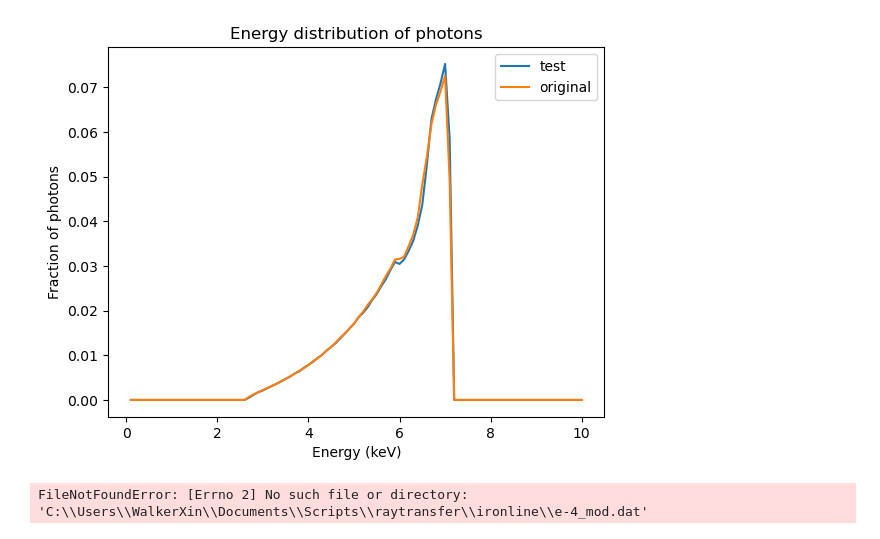
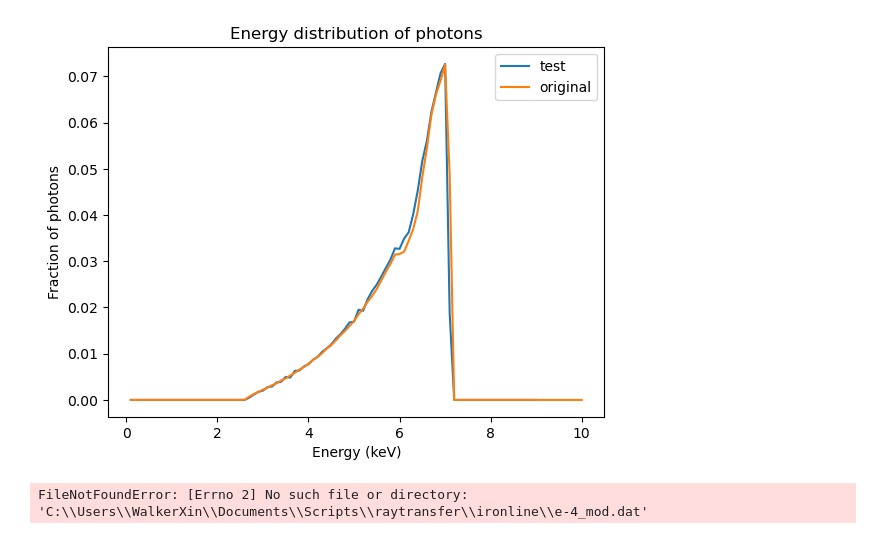
Before and after one commit to Walker-Xin/raytransfer, a Jupyter notebook: ironline/data.ipynb, the cells around one changed output. Saved outputs shown, nothing was run; the diff lists cells and outputs as text; code cells hidden in the pictures.

```diff
--- a/ironline/data.ipynb
+++ b/ironline/data.ipynb
@@ -6,22 +6,22 @@ import seaborn as sns
 # %%
 # set precision
 precision = 4
 
 # read data .dat file
-data_1 = pd.read_csv(r'C:\Users\WalkerXin\Documents\Scripts\raytransfer\ironline\e-{}.dat'.format(precision), sep=' ', header=None)
+data_1 = pd.read_csv(r'C:\Users\WalkerXin\Documents\Scripts\raytransfer\ironline\wow.dat', sep=' ', header=None)
 
-data_ori = pd.read_csv(r'C:\Users\WalkerXin\Downloads\ironline\e-{}.dat'.format(precision), sep=' ', header=None)
+data_ori = pd.read_csv(r'C:\Users\WalkerXin\Downloads\compare\e-{}.dat'.format(precision), sep=' ', header=None)
 
 #plot second column against first column
 plt.plot(data_1.iloc[:,0], data_1.iloc[:,1], label="test")
 plt.plot(data_ori.iloc[:,0], data_ori.iloc[:,1], label="original")
 plt.xlabel("Energy (keV)")
 plt.ylabel("Fraction of photons")
 plt.title("Energy distribution of photons")
 plt.legend()
 plt.show()
 # %% [output]
-[figure, old version]
+[figure, new version]
 # %%
 data_mod = pd.read_csv(r'C:\Users\WalkerXin\Documents\Scripts\raytransfer\ironline\e-{}_mod.dat'.format(precision), sep=' ', header=None)
 
```
Also changed, not shown: 5 other files.
